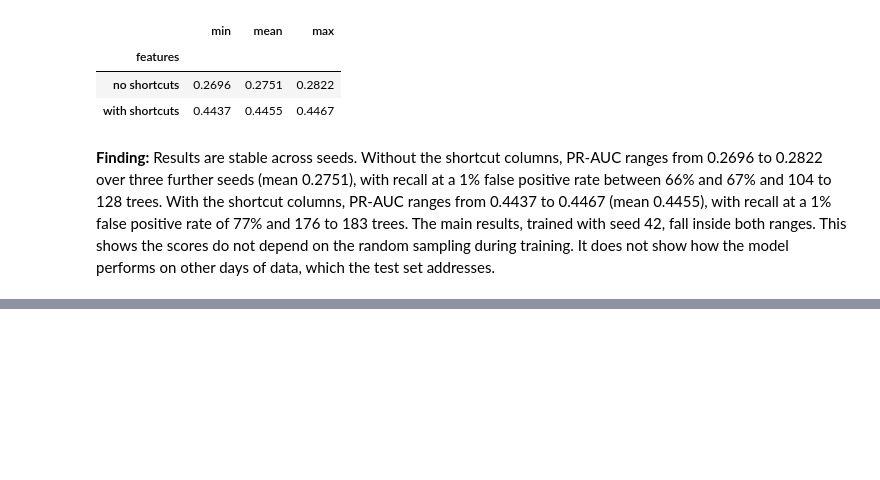
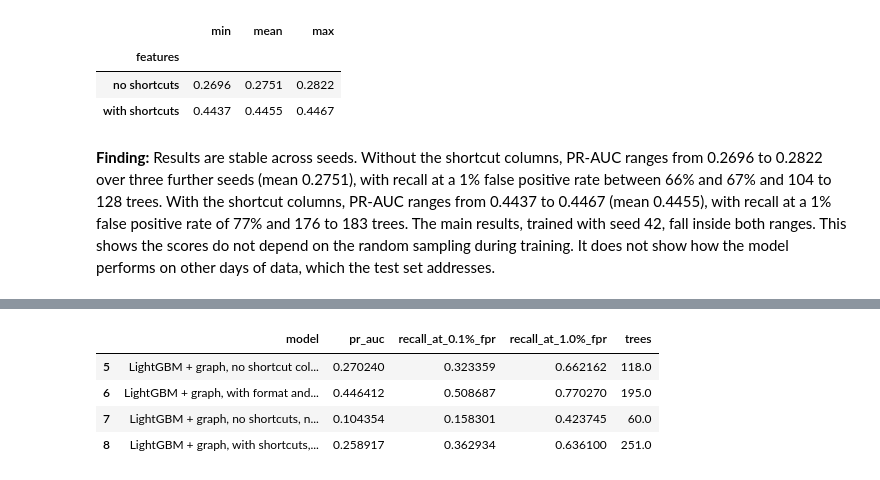
Before and after one commit to sap6011/bank-guard, a Jupyter notebook: notebooks/02_baselines.ipynb, the cells around one changed output, grey strips where cells are left out. Cells and saved outputs as stored; diff of their text form; code cells hidden in the pictures; blank space fills up the shorter version.

```diff
--- a/notebooks/02_baselines.ipynb
+++ b/notebooks/02_baselines.ipynb
@@ -402,0 +508,13 @@ seed_runs.groupby("features")["pr_auc"].agg(["min", "mean", "max"]).round(4)
+# %%
+NO_PAIR = [c for c in ALL_NUMERIC if c != "pair_prior_3d"]
+
+run_gbm("LightGBM + graph, no shortcuts, no pair count", X_train_g, X_val_g, False, NO_PAIR)
+run_gbm("LightGBM + graph, with shortcuts, no pair count", X_train_g, X_val_g, True, NO_PAIR)
+
+pd.DataFrame(results).tail(4)
+# %% [output]
+|  | model | pr_auc | recall_at_0.1%_fpr | recall_at_1.0%_fpr | trees |
+| 5 | LightGBM + graph, no shortcut col... | 0.270240 | 0.323359 | 0.662162 | 118.0 |
+| 6 | LightGBM + graph, with format and... | 0.446412 | 0.508687 | 0.770270 | 195.0 |
+| 7 | LightGBM + graph, no shortcuts, n... | 0.104354 | 0.158301 | 0.423745 | 60.0 |
+| 8 | LightGBM + graph, with shortcuts,... | 0.258917 | 0.362934 | 0.636100 | 251.0 |
```
Also changed, not shown: parts of 6 cells of this notebook.
